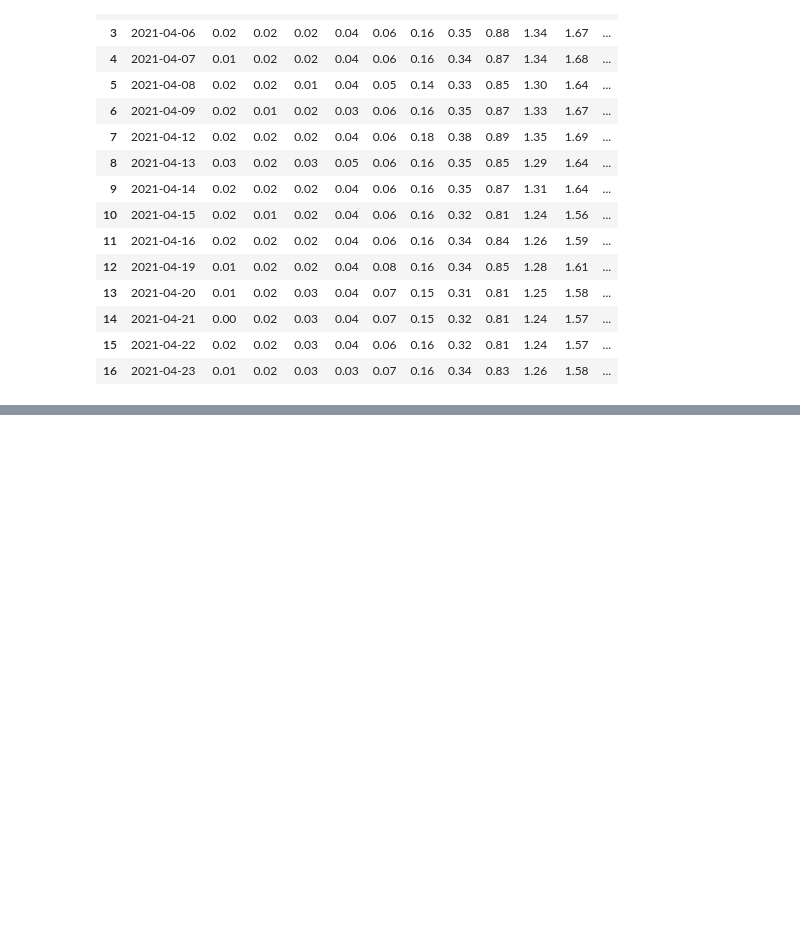
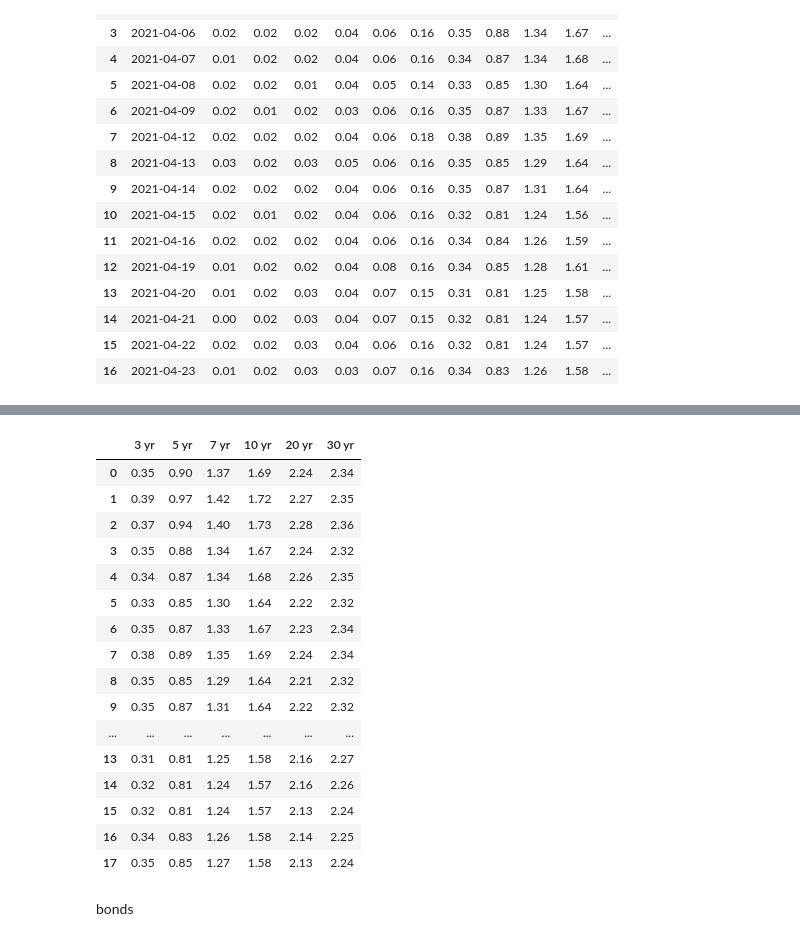
Before and after one commit to RakMirza/rate_curve, a Jupyter notebook: app.ipynb, the cells around one changed output, grey strips where cells are left out. Saved outputs shown, nothing was run; the diff lists cells and outputs as text; code cells hidden in the pictures; blank space fills up the shorter version.

```diff
--- a/app.ipynb
+++ b/app.ipynb
@@ -158,0 +161,22 @@ plt.show()
+# %%
+notes = bills=df.iloc[:,7:13]
+# %%
+notes
+# %% [output]
+|  | 3 yr | 5 yr | 7 yr | 10 yr | 20 yr | 30 yr |
+| 0 | 0.35 | 0.90 | 1.37 | 1.69 | 2.24 | 2.34 |
+| 1 | 0.39 | 0.97 | 1.42 | 1.72 | 2.27 | 2.35 |
+| 2 | 0.37 | 0.94 | 1.40 | 1.73 | 2.28 | 2.36 |
+| 3 | 0.35 | 0.88 | 1.34 | 1.67 | 2.24 | 2.32 |
+| 4 | 0.34 | 0.87 | 1.34 | 1.68 | 2.26 | 2.35 |
+| 5 | 0.33 | 0.85 | 1.30 | 1.64 | 2.22 | 2.32 |
+| 6 | 0.35 | 0.87 | 1.33 | 1.67 | 2.23 | 2.34 |
+| 7 | 0.38 | 0.89 | 1.35 | 1.69 | 2.24 | 2.34 |
+| 8 | 0.35 | 0.85 | 1.29 | 1.64 | 2.21 | 2.32 |
+| 9 | 0.35 | 0.87 | 1.31 | 1.64 | 2.22 | 2.32 |
+| ... | ... | ... | ... | ... | ... | ... |
+| 13 | 0.31 | 0.81 | 1.25 | 1.58 | 2.16 | 2.27 |
+| 14 | 0.32 | 0.81 | 1.24 | 1.57 | 2.16 | 2.26 |
+| 15 | 0.32 | 0.81 | 1.24 | 1.57 | 2.13 | 2.24 |
+| 16 | 0.34 | 0.83 | 1.26 | 1.58 | 2.14 | 2.25 |
+| 17 | 0.35 | 0.85 | 1.27 | 1.58 | 2.13 | 2.24 |
@@ -158,0 +185,2 @@ plt.show()
+# %% [markdown]
+bonds
```
Also changed, not shown: parts of 6 cells of this notebook, 3 other files.
